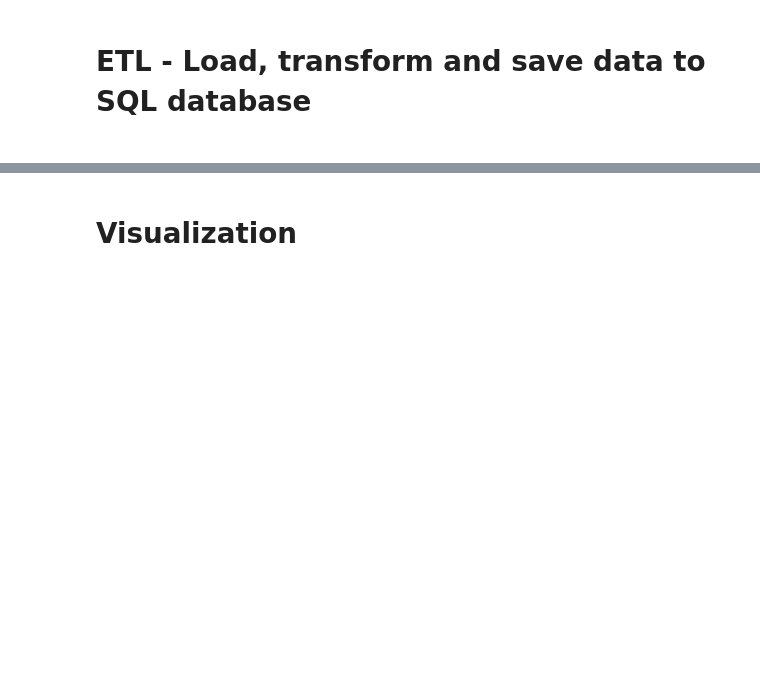
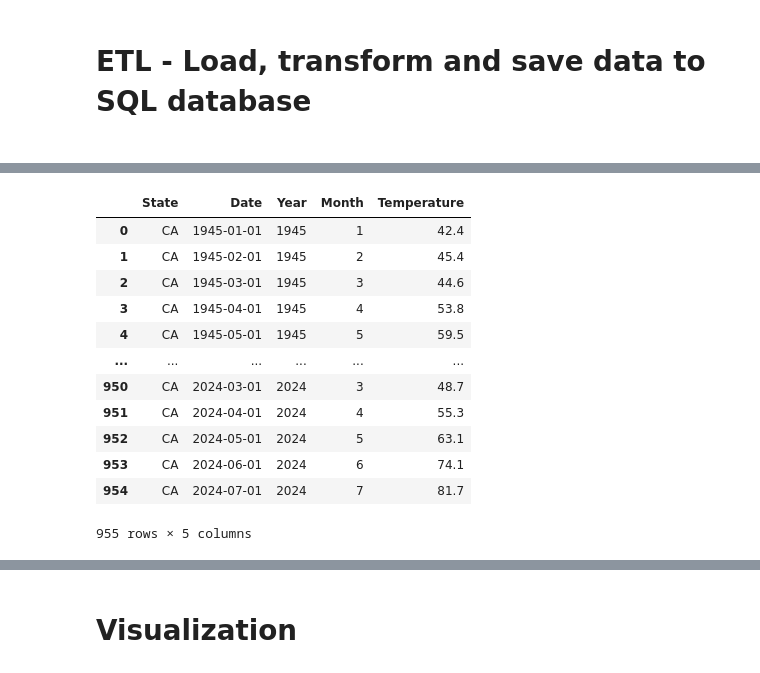
Before and after one commit to wrwr4859/UCB-Project3-Group3, a Jupyter notebook: ca_climate_change.ipynb, the cells around one changed output, grey strips where cells are left out. Saved outputs shown, nothing was run; the diff lists cells and outputs as text; code cells hidden in the pictures; blank space fills up the shorter version.

Commit message:
Fixed GEOJSON issues and improved ca_temps

```diff
--- a/ca_climate_change.ipynb
+++ b/ca_climate_change.ipynb
@@ -352,10 +642,28 @@ sd_temps_df.insert(0, 'City', 'San Diego')
 sac_temps_df.insert(0, 'City', 'Sacramento')
 bf_temps_df.insert(0, 'City', 'Bakersfield')
 erk_temps_df.insert(0, 'City', 'Eureka')
-ca_temps_df.insert(0, 'City', 'California')
+ca_temps_df.insert(0, 'City', 'CA')
 dv_temps_df.insert(0, 'City', 'Death Valley')
 fr_temps_df.insert(0, 'City', 'Fresno')
 mo_temps_df.insert(0, 'City', 'Modesto')
+# %%
+ca_temps_df = ca_temps_df.rename(columns={"City": "State"})
+# %%
+ca_temps_df
+# %% [output]
+|  | State | Date | Year | Month | Temperature |
+| 0 | CA | 1945-01-01 | 1945 | 1 | 42.4 |
+| 1 | CA | 1945-02-01 | 1945 | 2 | 45.4 |
+| 2 | CA | 1945-03-01 | 1945 | 3 | 44.6 |
+| 3 | CA | 1945-04-01 | 1945 | 4 | 53.8 |
+| 4 | CA | 1945-05-01 | 1945 | 5 | 59.5 |
+| ... | ... | ... | ... | ... | ... |
+| 950 | CA | 2024-03-01 | 2024 | 3 | 48.7 |
+| 951 | CA | 2024-04-01 | 2024 | 4 | 55.3 |
+| 952 | CA | 2024-05-01 | 2024 | 5 | 63.1 |
+| 953 | CA | 2024-06-01 | 2024 | 6 | 74.1 |
+| 954 | CA | 2024-07-01 | 2024 | 7 | 81.7 |
+955 rows × 5 columns
 # %%
 # Create a function to get the coordinates for a city:
 def get_coordinates(city_name):
```
Also changed, not shown: parts of 42 cells of this notebook, 2 other files.
